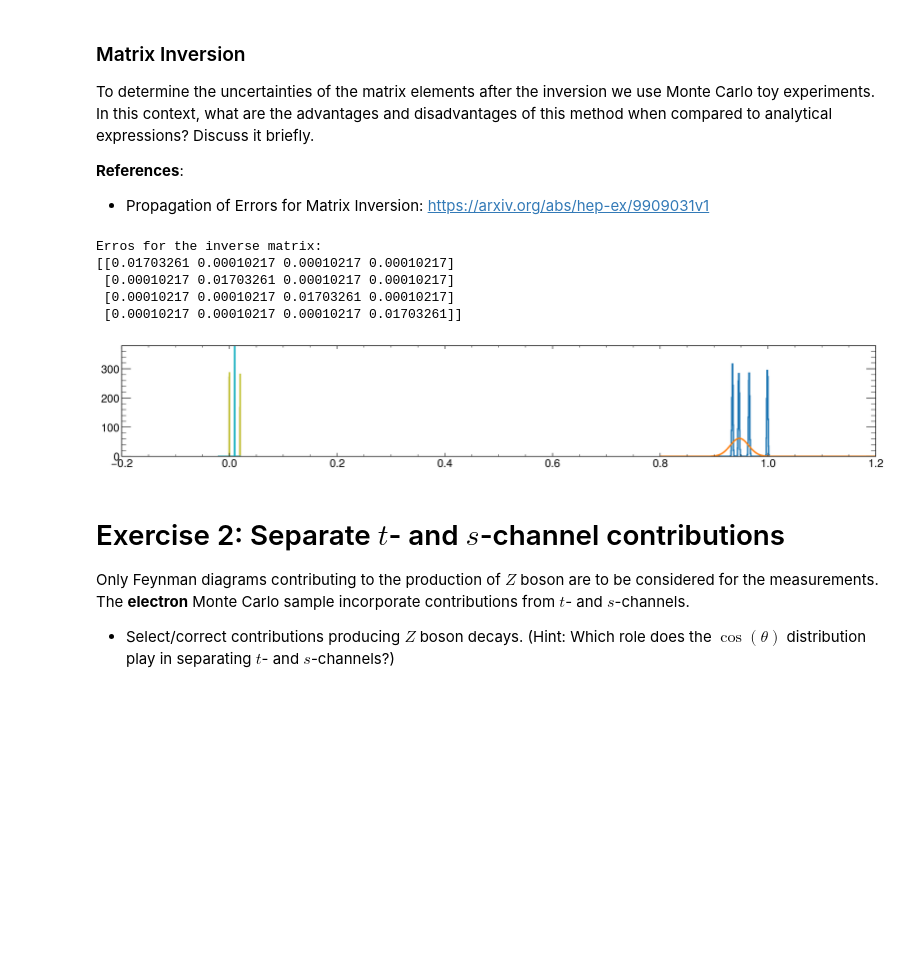
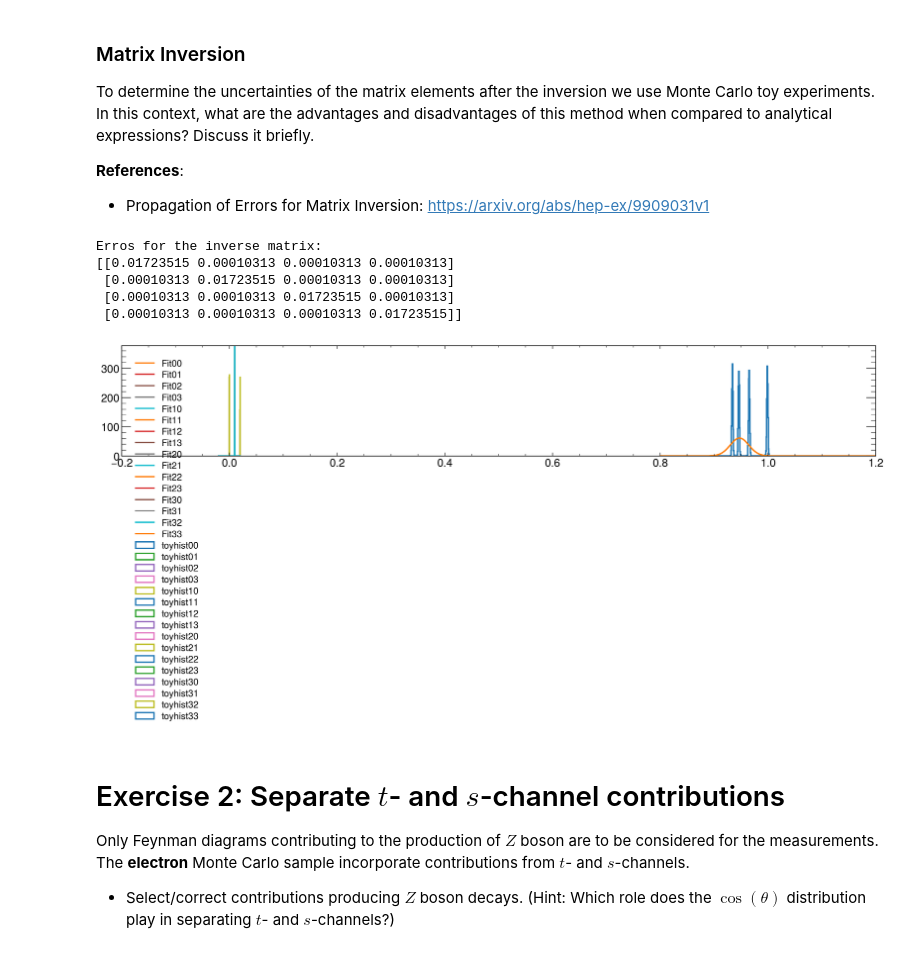
Before and after one commit to lukasg96/z0-precisionmeasurement, a Jupyter notebook: z0_experiment.ipynb, the cells around one changed output. Drawn from its saved outputs; the diff is of its cells as text; code cells hidden in the pictures; blank space fills up the shorter version.

```diff
--- a/z0_experiment.ipynb
+++ b/z0_experiment.ipynb
@@ -532,14 +537,18 @@ ecuts = [0] * 4
 
 i = 0
 while i < 4:
-    emasks = [0] * 5
+    emasks = [0] * 6
     emasks[0] = brancheses[i]['E_ecal'] >= 50
     emasks[1] = brancheses[i]['E_ecal'] >= 68
     emasks[2] = brancheses[i]['Ncharged'] <= 6
     # t cutting
     emasks[3] = brancheses[i]['cos_thet'] <= .7
     emasks[4] = brancheses[i]['cos_thet'] >= -.9
-    ecuts[i] = emasks[0] & emasks[1] & emasks[2] & emasks[3] & emasks[4]
+    # eleptic cuttig
+    a = 3
+    b = 10
+    emasks[5] = ((brancheses[i]['E_ecal']-90.7)**2/a**2 + (brancheses[i]['Pcharged']-89.3)**2/b**2) <= 1
+    ecuts[i] = emasks[0] & emasks[1] & emasks[2]# & emasks[5]# & emasks[3] & emasks[4]
     i += 1
 
 
@@ -582,7 +594,7 @@ def CountTrue(l):
             i += 1
     return i
 # %%
-N = 10000
+N = 100000
 A = np.array([[CountTrue(ecuts[0])/N, CountTrue(ecuts[1])/N, CountTrue(ecuts[2])/N, CountTrue(ecuts[3])/N],
               [CountTrue(mcuts[0])/N, CountTrue(mcuts[1])/N, CountTrue(mcuts[2])/N, CountTrue(mcuts[3])/N],
               [CountTrue(tcuts[0])/N, CountTrue(tcuts[1])/N, CountTrue(tcuts[2])/N, CountTrue(tcuts[3])/N],
@@ -611,0 +622,3 @@ print(A_err)
+# %%
+A_inv = np.linalg.inv(A)
+print(A_inv)
@@ -611,0 +632,19 @@ print(A_err)
+# %%
+A_inv_err = np.zeros((4,4))
+
+i = 0
+while i < 4:
+    j = 0
+    while j < 4:
+        m = 0
+        while m < 4:
+            n = 0
+            while n < 4:
+                A_inv_err[i,j] += A_inv[i,m] * A_err[m,n] * A_inv[n,j]
+                n += 1
+            m += 4
+        A_inv_err[i,j] = abs( A_inv_err[i,j])
+        j += 1
+    i += 1
+
+print(A_inv_err)
@@ -890,7 +1013,7 @@ matrix = np.array([[0.934, 0.02,  0.01, 0.],
 
 error_matrix = np.array([[0.001,   0.0001,  0.0001, 0.0001],
                         [0.0001,  0.001,   0.0001, 0.0001],
-                        [0.0001,  0.0001,  0.001,  0.0001],
+                       [0.0001,  0.0001,  0.001,  0.0001],
                         [0.0001,  0.0001,  0.0001, 0.001]])
 
 ### Number of toy experiments to be done
@@ -912,6 +1035,7 @@ for i in range(0,ntoy,1):
     for j in range(0,4,1):
         for k in range(0,4,1):
             inverse_toys.item(j,k).append(toy_matrix.item(j,k))
+
 
 # Define gaussian function to fit to the toy distributions:
 def gauss(x, A, mu, sigma):
@@ -923,38 +1047,39 @@ inverse_means = np.zeros((4,4))
 plt.figure(figsize=(20, 3))
 
 # Fill histograms for each inverted matrix coefficient:
 for j in range(0,4,1):
     for k in range(0,4,1):
 
         # Diagonal and off-diagonal terms have different histogram ranges
         rmin = 0. ; rmax = 0.
         if j==k:
             rmin = 0.8 ; rmax = 1.2
         else:
             rmin = -0.02 ; rmax = 0.02
 
         hbins, hedges, _ = plt.hist(inverse_toys.item(j,k),bins=500,range=(rmin,rmax),  histtype='step', linewidth=2, label=f'toyhist{j}{k}')
         plt.ylim(0.,1.2*max(hbins))
 
 
         # Get the fitted curve
         h_mid = 0.5*(hedges[1:] + hedges[:-1]) #Calculate midpoints for the fit
         coeffs, _ = curve_fit(gauss, h_mid, hbins)
         h_fit = gauss(h_mid, *coeffs)
 
         plt.plot(h_mid, h_fit,label=f'Fit{j}{k}')
 
         inverse_means[j,k] = coeffs[1]
         inverse_errors[j,k] = abs(coeffs[2])
 
+plt.legend()
 print(f"Erros for the inverse matrix:\n{inverse_errors}")
 # %% [output]
 Erros for the inverse matrix:
-[[0.01703261 0.00010217 0.00010217 0.00010217]
- [0.00010217 0.01703261 0.00010217 0.00010217]
- [0.00010217 0.00010217 0.01703261 0.00010217]
- [0.00010217 0.00010217 0.00010217 0.01703261]]
+[[0.01723515 0.00010313 0.00010313 0.00010313]
+ [0.00010313 0.01723515 0.00010313 0.00010313]
+ [0.00010313 0.00010313 0.01723515 0.00010313]
+ [0.00010313 0.00010313 0.00010313 0.01723515]]
-[figure, old version]
+[figure, new version]
 # %% [markdown]
 # Exercise 2: Separate $t$- and $s$-channel contributions
 
```
Also changed, not shown: parts of 15 cells of this notebook.
